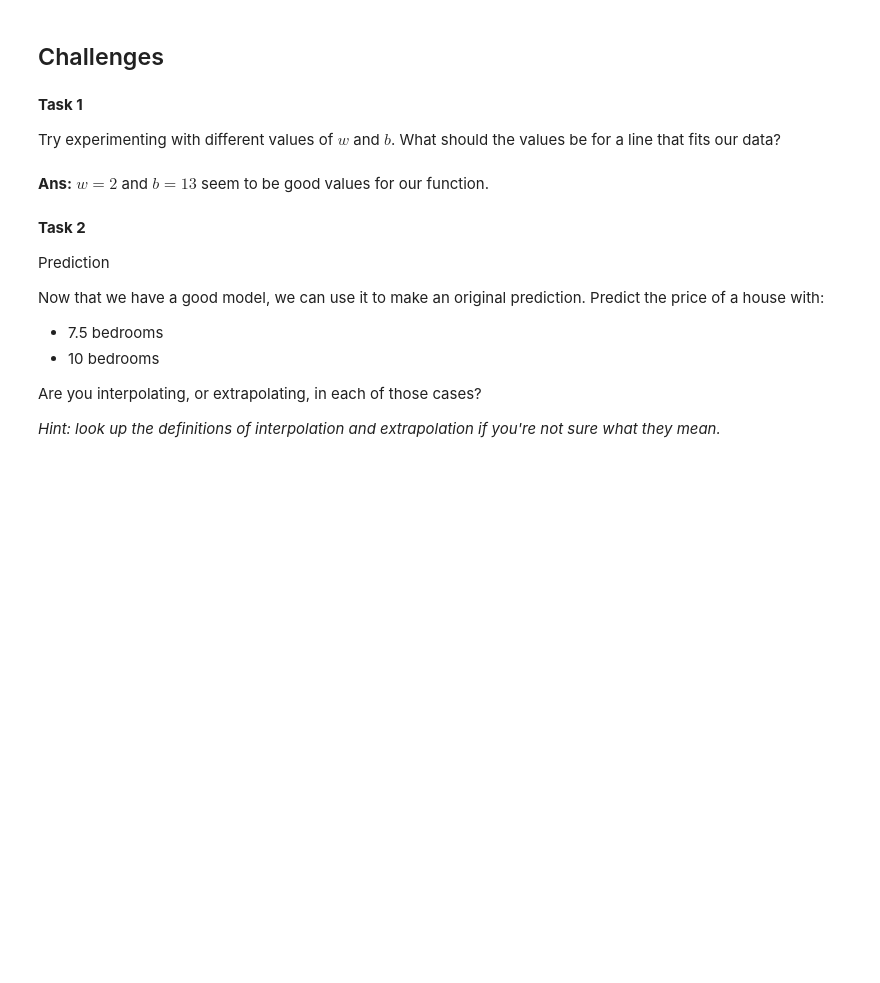
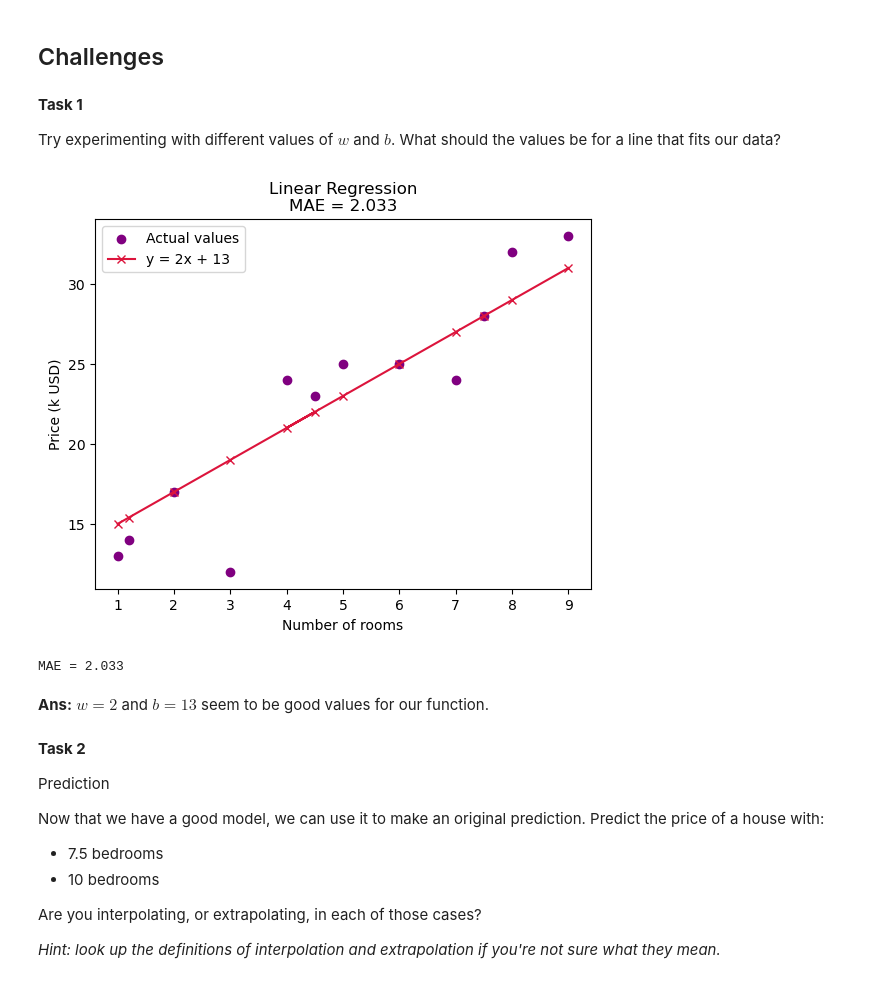
Before and after one commit to SVMino53/aiM24_Maskininlarning, a Jupyter notebook: week1_lab01_model_representation.ipynb, the cells around one changed output. Cells and saved outputs as stored; diff of their text form; code cells hidden in the pictures; blank space fills up the shorter version.

```diff
--- a/week1_lab01_model_representation.ipynb
+++ b/week1_lab01_model_representation.ipynb
@@ -174,6 +174,32 @@ As you can see, setting $w = 1$ and $b = 10$ does *not* result in a linear model
 **Task 1**
 
 Try experimenting with different values of $w$ and $b$. What should the values be for a line that fits our data?
+# %%
+w = 2
+b = 13
+y_predictions = linear_model(x_train, w, b)
+
+abs_vals = abs(y_train - y_predictions)
+mae = sum(abs_vals)/len(abs_vals)
+
+plt.scatter(x_train, y_train, c="purple", label="Actual values")
+plt.plot(x_train, y_predictions, marker="x", c="crimson", label=f"y = {w}x + {b}")
+
+plt.title(f"Linear Regression\nMAE = {round(mae, 3)}")
+plt.ylabel("Price (k USD)")
+plt.xlabel("Number of rooms")
+plt.legend()
+
+plt.show()
+# %% [output]
+[figure, added]
+# %%
+abs_vals = abs(y_train - y_predictions)
+mae = sum(abs_vals)/len(abs_vals)
+
+print(f"MAE = {round(mae, 3)}")
+# %% [output]
+MAE = 2.033
 # %% [markdown]
 **Ans:** $w=2$ and $b=13$ seem to be good values for our function.
 # %% [markdown]
```
Also changed, not shown: parts of 2 cells of this notebook.
